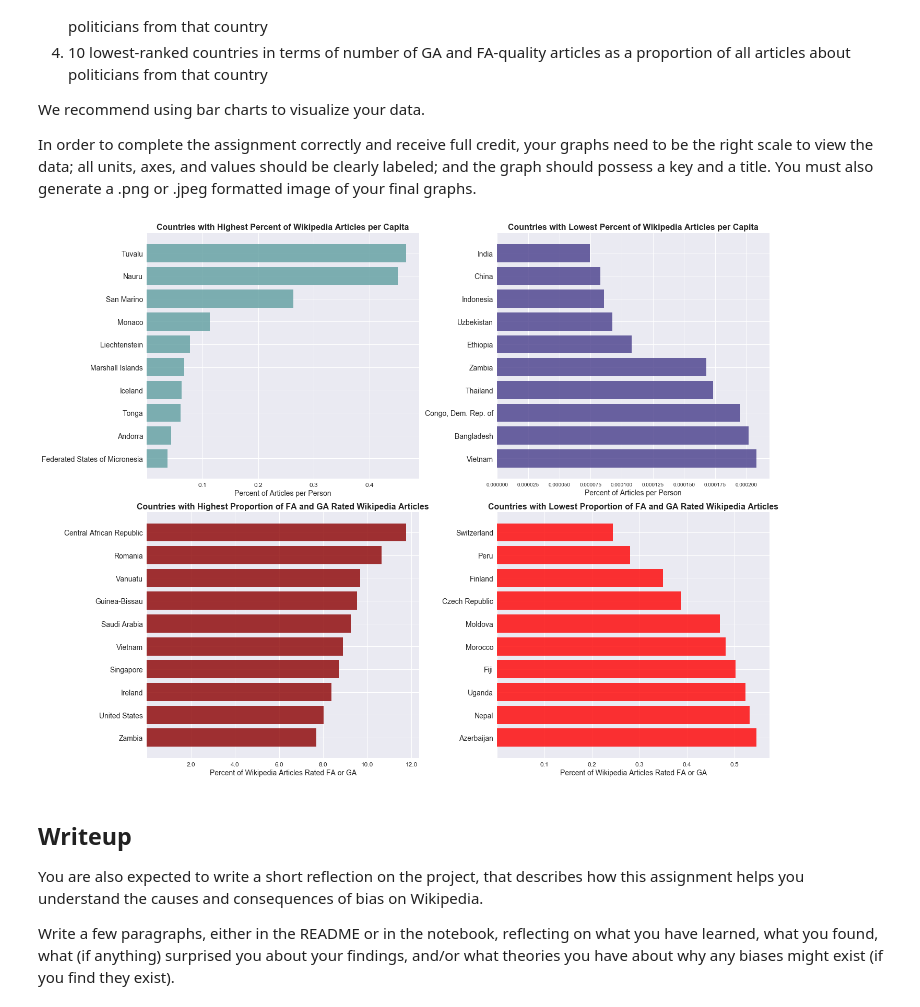
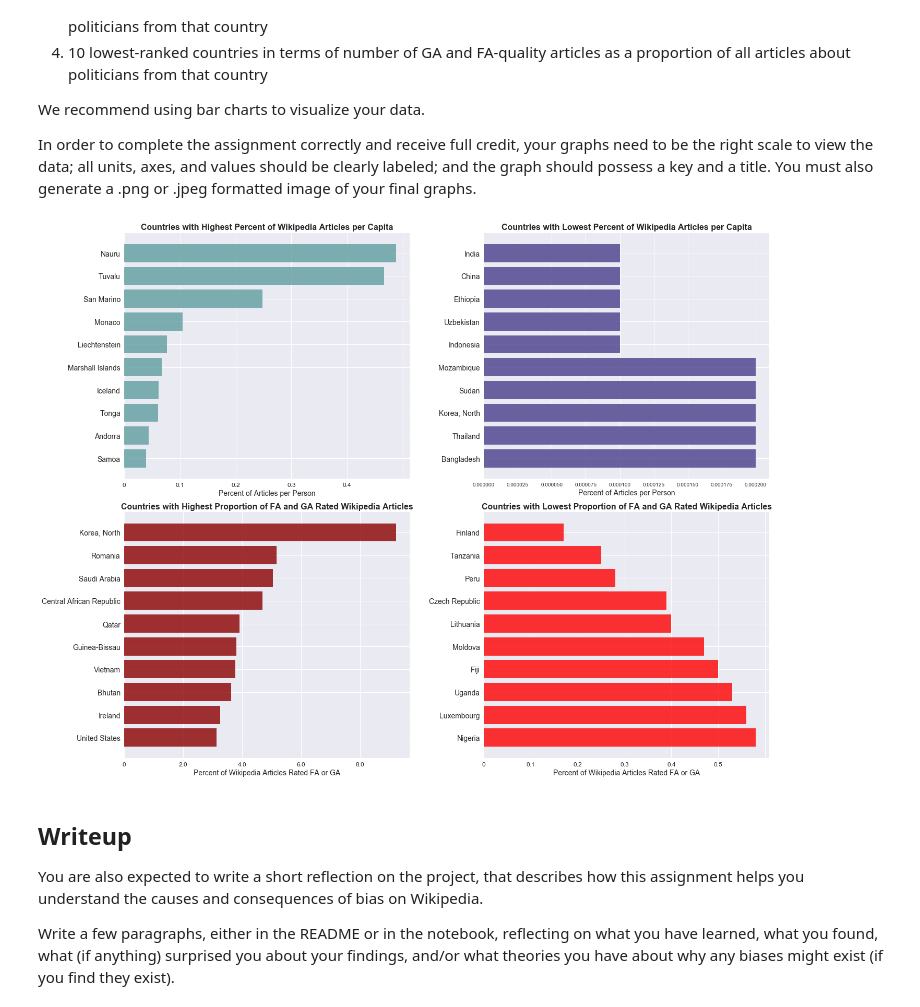
Before and after one commit to orbitse/data-512-a2, a Jupyter notebook: hcds-a2-bias.ipynb, the cells around one changed output. Saved outputs shown, nothing was run; the diff lists cells and outputs as text; code cells hidden in the pictures.

```diff
--- a/hcds-a2-bias.ipynb
+++ b/hcds-a2-bias.ipynb
@@ -283,27 +400,29 @@ Examples:
  - if a country has a population of 10,000 people, and you found 10 articles about politicians from that country, then the percentage of articles-per-population would be .1%.
  - if a country has 10 articles about politicians, and 2 of them are FA or GA class articles, then the percentage of high-quality articles would be 20%.
 # %%
-articles_per_country = combine_df[["country",
-                                   "article_name"]].groupby("country").count().astype(int)
+# Get the total number of articles for each country
+df_test = combine_df[["country",
+                      "article_name"]].groupby("country").count().astype(int).reset_index()
 
-df_test = combine_df[["country",
-                      "article_name"]].groupby("country").count().reset_index()
-
+# Merge total number of articles for each country with population for each country
 df_article_pop = df_test.merge(pop_data, on=["country"])
 
 df_article_pop.rename(columns={"article_name" : "total_articles"},
                       inplace=True)
 
+# Divide the total number of articles by the country's population
 art_per_pop = df_article_pop["total_articles"].div(df_article_pop["population"],
                                                    axis='index')
 
-df_article_pop["percent_articles_per_person"] = art_per_pop*100
+# Get a percentage value by multiplying by 100
+df_article_pop["percent_articles_per_person"] = round(art_per_pop*100, 4)
 
 prop_df = df_article_pop.sort_values(["percent_articles_per_person"],
                                       axis=0,
                                       ascending=False,
                                       inplace=False,
                                       kind='quicksort')
+# The 10 countries with the highest percentage of articles per person
 prop_df.head(10)
 # %% [output]
 |  | country | total_articles | population | percent_articles_per_person |
@@ -326,28 +454,34 @@ prop_df.head(10)
 # %%
 # number of GA and FA-quality articles as a proportion of all articles from country
+
+# Gets all the articles rated "FA" or "GA"
 fa_ga = combine_df[(combine_df["article_quality"]=="FA") | (combine_df["article_quality"]=="GA")]
 
+# Adds up all the FA & GA articles for each country
 total_fa_ga = fa_ga[["country",
                      "article_quality"]].groupby("country",
                                                  as_index=False).count()
 
+# Adds up all the articles for each country regardless of quality rating
 total_articles = combine_df[["country",
                              "article_quality"]].groupby("country",
                                                          as_index=False).count()
 
+# Merge total_fa_ga and total_articles on country values
 art_type_df = total_fa_ga.merge(total_articles, on="country")
 
 art_type_df.rename(columns={"article_quality_x" : "total_FA_GA",
                             "article_quality_y" : "total_pages"},
                    inplace=True)
 
-art_type_df["percent_FA_GA"] = art_type_df["total_FA_GA"]/art_type_df["total_pages"].astype(float)*100
+art_type_df["percent_FA_GA"] = round(art_type_df["total_FA_GA"]/art_type_df["total_pages"].astype(float)*100, 2)
 
 sort_prop_type_df = art_type_df.sort_values(["percent_FA_GA"],
                                             axis=0,
                                             ascending=False,
                                             inplace=False,
                                             kind='quicksort')
+# The 10 countries with the highest percentage of high quality articles
 sort_prop_type_df.head(10)
 # %% [output]
 |  | country | total_FA_GA | total_pages | percent_FA_GA |
@@ -397,14 +544,14 @@ ax0.barh(y_pos, top_percent, align='center', color="cadetblue", alpha=0.8)
 ax0.set_yticks(y_pos)
 ax0.set_yticklabels(top_country, fontsize=14)
 ax0.invert_yaxis()  # labels read top-to-bottom
-ax0.set_xticklabels(labels=["", 0.1, 0.2, 0.3, 0.4], fontsize=12)
+ax0.set_xticklabels(labels=[0, 0.1, 0.2, 0.3, 0.4], fontsize=12)
 ax0.set_xlabel("Percent of Articles per Person", fontsize=14)
 ax0.set_title("Countries with Highest Percent of Wikipedia Articles per Capita",
               fontsize=16, fontvariant="small-caps", fontweight="semibold")
 
 bottom_country = prop_df["country"].tail(10)[::-1]
 y_pos_2 = np.arange(len(bottom_country))
-bottom_percent = prop_df["percent_articles_per_person"].tail(10)[::-1]
+bottom_percent = round(prop_df["percent_articles_per_person"].tail(10)[::-1], 5)
 
 ax1.barh(y_pos_2, bottom_percent, align='center',
          color="darkslateblue", alpha=0.8)
@@ -417,7 +564,7 @@ ax1.set_title("Countries with Lowest Percent of Wikipedia Articles per Capita",
               fontsize=16, fontweight="semibold")
 
 top_FA_GA_country = sort_prop_type_df["country"].head(10)
-y_pos_3 = np.arange(len(top_good_country))
+y_pos_3 = np.arange(len(top_FA_GA_country))
 top_FA_GA_prop = sort_prop_type_df["percent_FA_GA"].head(10)
 
 ax2.barh(y_pos_3, top_FA_GA_prop, align='center',
@@ -425,37 +572,37 @@ ax2.barh(y_pos_3, top_FA_GA_prop, align='center',
 ax2.set_yticks(y_pos_3)
 ax2.set_yticklabels(top_FA_GA_country, fontsize=14)
 ax2.invert_yaxis()  # labels read top-to-bottom
-ax2.set_xticklabels(labels=["", 2.0, 4.0, 6.0, 8.0, 10.0, 12.0],
+ax2.set_xticklabels(labels=[0, 2.0, 4.0, 6.0, 8.0, 10.0, 12.0],
                     fontsize=12)
 ax2.set_xlabel("Percent of Wikipedia Articles Rated FA or GA",
                fontsize=14, fontstretch="semi-condensed")
 ax2.set_title("Countries with Highest Proportion of FA and GA Rated Wikipedia Articles",
               fontsize=16, fontweight="semibold")
 
 bottom_FA_GA_country = sort_prop_type_df["country"].tail(10)[::-1]
 y_pos_4 = np.arange(len(bottom_FA_GA_country))
 bottom_FA_GA_prop = sort_prop_type_df["percent_FA_GA"].tail(10)[::-1]
 
 ax3.barh(y_pos_4, bottom_FA_GA_prop, align='center',
          color="red", alpha=0.8)
 ax3.set_yticks(y_pos_4)
 ax3.set_yticklabels(bottom_FA_GA_country, fontsize=14)
 ax3.invert_yaxis()  # labels read top-to-bottom
-ax3.set_xticklabels(labels=["", 0.1, 0.2, 0.3, 0.4, 0.5], fontsize=12)
+ax3.set_xticklabels(labels=[0, 0.1, 0.2, 0.3, 0.4, 0.5], fontsize=12)
 ax3.set_xlabel("Percent of Wikipedia Articles Rated FA or GA",
                fontsize=14, fontstretch="semi-condensed")
 ax3.set_title("Countries with Lowest Proportion of FA and GA Rated Wikipedia Articles",
               fontsize=16, fontweight="semibold",
               fontstretch="semi-condensed")
 
 plt.tight_layout()
 
 plt.show()
 
 # Save plot to file
 fig.savefig("WikipediaBiasDataPlot.png")
 # %% [output]
-[figure, old version]
+[figure, new version]
 # %% [markdown]
 ## Writeup
 
```
Also changed, not shown: parts of 23 cells of this notebook.
